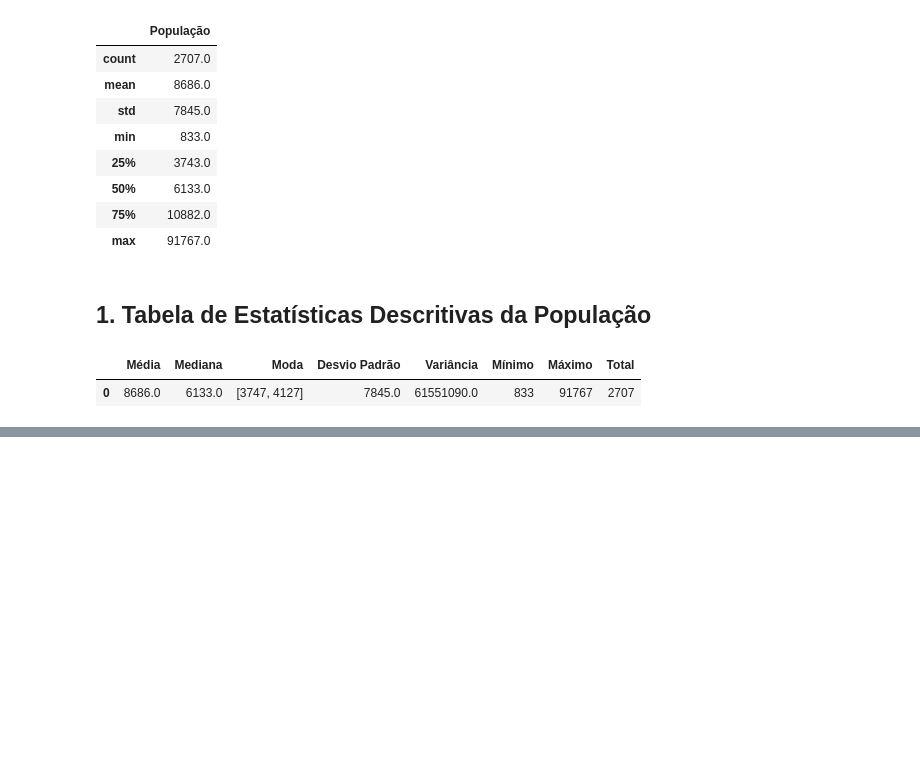
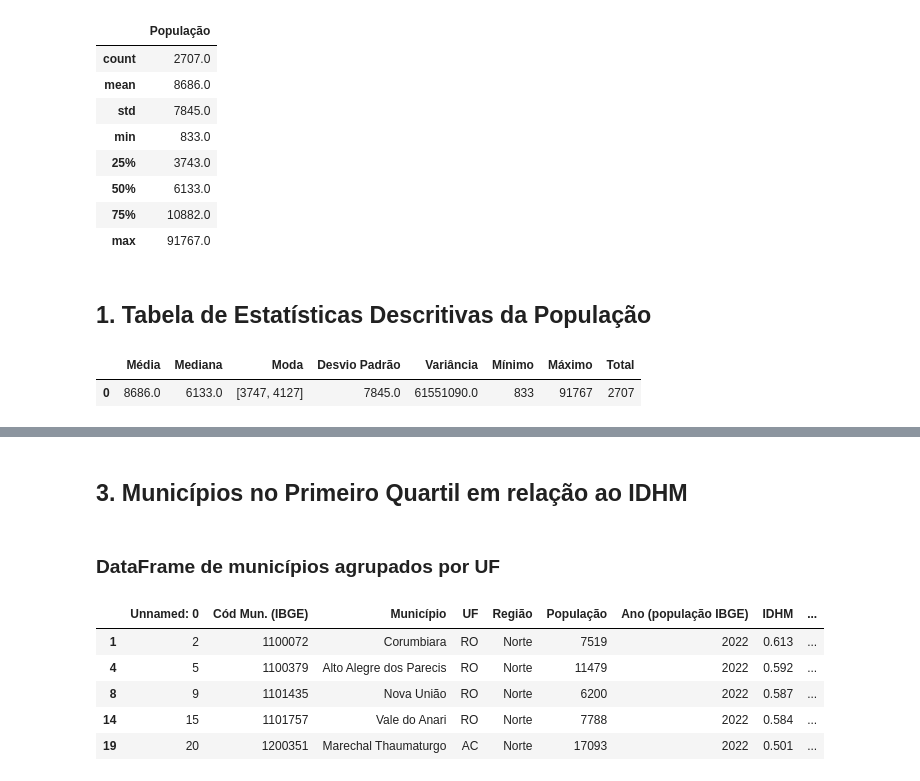
Before and after one commit to brendalima7/ciencia-dos-dados-aps1, a Jupyter notebook: notebooks/aps1.ipynb, the cells around one changed output, grey strips where cells are left out. Drawn from its saved outputs; the diff is of its cells as text; code cells hidden in the pictures; blank space fills up the shorter version.

```diff
--- a/notebooks/aps1.ipynb
+++ b/notebooks/aps1.ipynb
@@ -99,0 +121,15 @@ for state in states:
+# %% [markdown]
+## 3. Municípios no Primeiro Quartil em relação ao IDHM
+# %% [markdown]
+### DataFrame de municípios agrupados por UF
+# %%
+q1_por_estado = df.groupby('UF')['IDHM'].transform(lambda x: x.quantile(0.25))
+df_quartil_estadual = df[df['IDHM'] < q1_por_estado].copy()
+df_quartil_estadual.head()
+# %% [output]
+|  | Unnamed: 0 | Cód Mun. (IBGE) | Município | UF | Região | População | Ano (população IBGE) | IDHM | ... |
+| 1 | 2 | 1100072 | Corumbiara | RO | Norte | 7519 | 2022 | 0.613 | ... |
+| 4 | 5 | 1100379 | Alto Alegre dos Parecis | RO | Norte | 11479 | 2022 | 0.592 | ... |
+| 8 | 9 | 1101435 | Nova União | RO | Norte | 6200 | 2022 | 0.587 | ... |
+| 14 | 15 | 1101757 | Vale do Anari | RO | Norte | 7788 | 2022 | 0.584 | ... |
+| 19 | 20 | 1200351 | Marechal Thaumaturgo | AC | Norte | 17093 | 2022 | 0.501 | ... |
```
Also changed, not shown: parts of 7 cells of this notebook, 1 other file.
